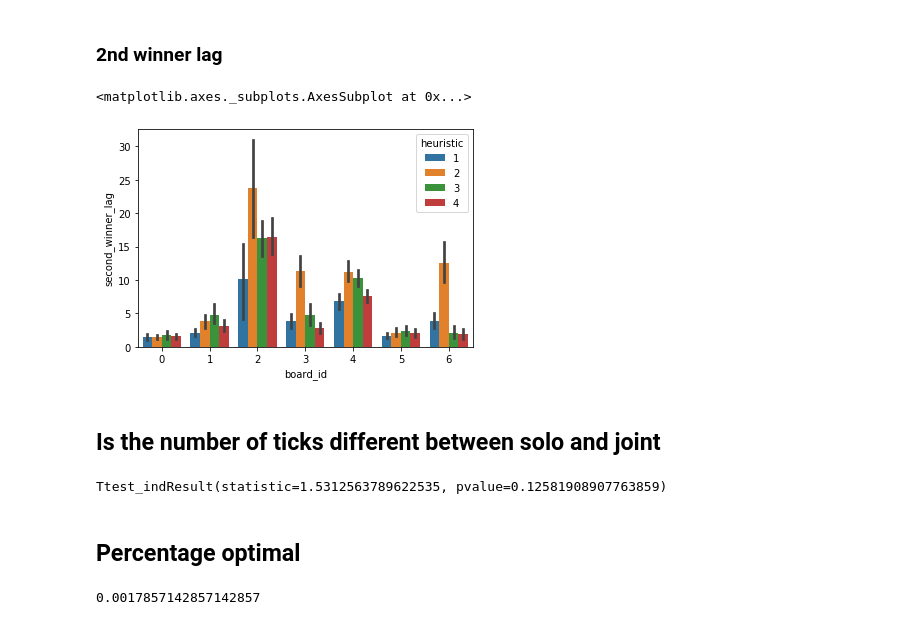
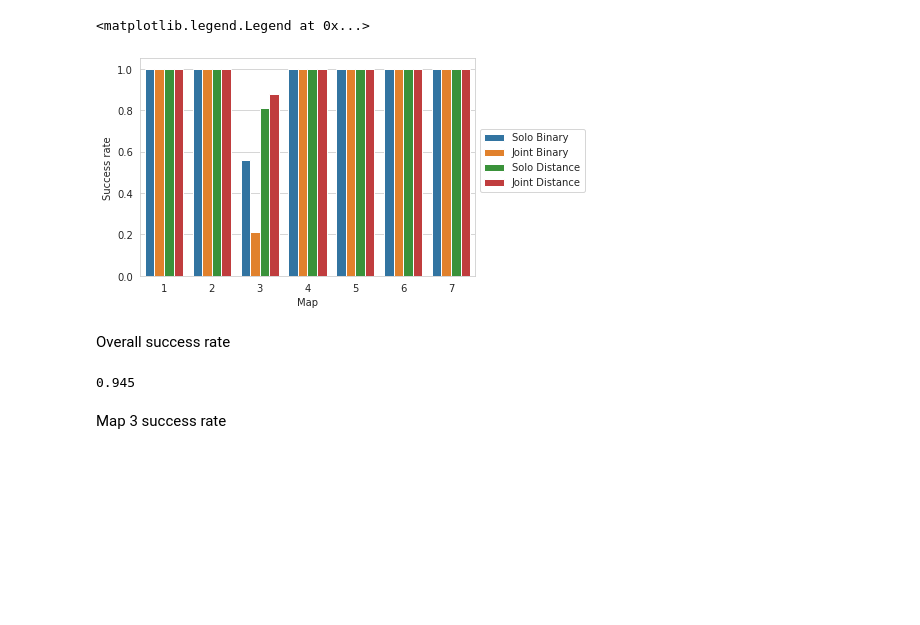
Before and after one commit to Nagasaki45/cooperative-ai, a Jupyter notebook: analysis/analysis.ipynb, the cells around one changed output. Cells and saved outputs as stored; diff of their text form; code cells hidden in the pictures; blank space fills up the shorter version.

```diff
--- a/analysis/analysis.ipynb
+++ b/analysis/analysis.ipynb
@@ -14,4 +11,9 @@ DATA_DIR = pathlib.Path('../data')
-# %%
-with (DATA_DIR / 'boardOptimals.json').open() as f:
-    optimal = json.load(f)
+# %%
+DATA_DIR = pathlib.Path('../data')
+HEURISTICS = [
+    'Solo Binary',
+    'Joint Binary',
+    'Solo Distance',
+    'Joint Distance',
+]
 # %% [markdown]
@@ -122,25 +39,29 @@ sns.barplot(
-# %% [markdown]
-### 2nd winner lag
-# %%
-sns.barplot(
-    y='second_winner_lag',
-    x='board_id',
-    hue='heuristic',
-    data=df[df['success']],
-)
-# %% [output]
-<matplotlib.axes._subplots.AxesSubplot at 0x...>
-[figure, removed]
-# %% [markdown]
-## Is the number of ticks different between solo and joint
-# %%
-stats.ttest_ind(df['ticks'][df['solo'] == True], df['ticks'][df['solo'] == False])
-# %% [output]
-Ttest_indResult(statistic=1.5312563789622535, pvalue=0.12581908907763859)
-# %% [markdown]
-## Percentage optimal
+# %%
+ax = sns.barplot(
+    y='success',
+    x='map',
+    hue='heuristic',
+    data=df.groupby(['map', 'heuristic']).mean().reset_index(),
+)
+
+# Axes
+ax.set_xlabel('Map')
+ax.set_ylabel('Success rate')
+
+# Legend
+handles, _ = ax.get_legend_handles_labels()
+for handle, heuristic in zip(handles, HEURISTICS):
+    handle.set_label(heuristic)
+ax.legend(bbox_to_anchor=(1, 0.7))
+# %% [output]
+<matplotlib.legend.Legend at 0x...>
+[figure, added]
+# %% [markdown]
+Overall success rate
 # %%
-df['optimal'].mean()
+df['success'].mean()
 # %% [output]
-0.0017857142857142857
+0.945
+# %% [markdown]
+Map 3 success rate
 # %%
```
Also changed, not shown: parts of 32 cells of this notebook.
